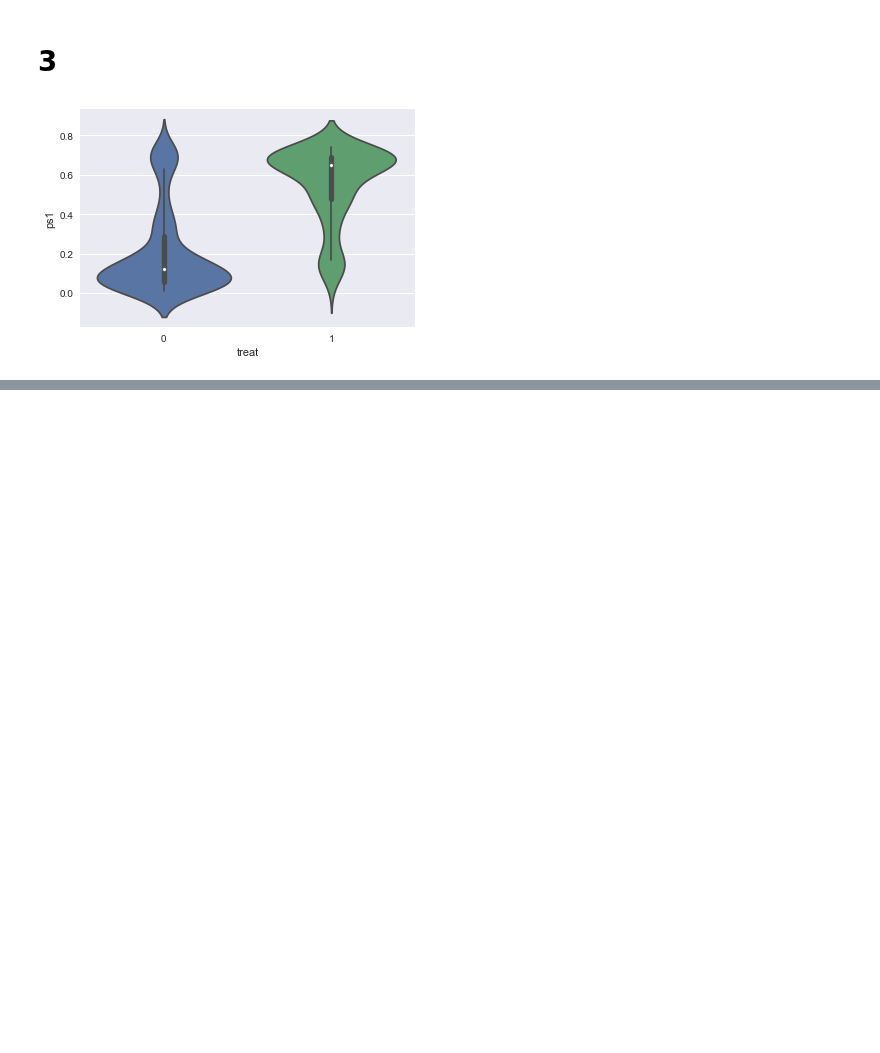
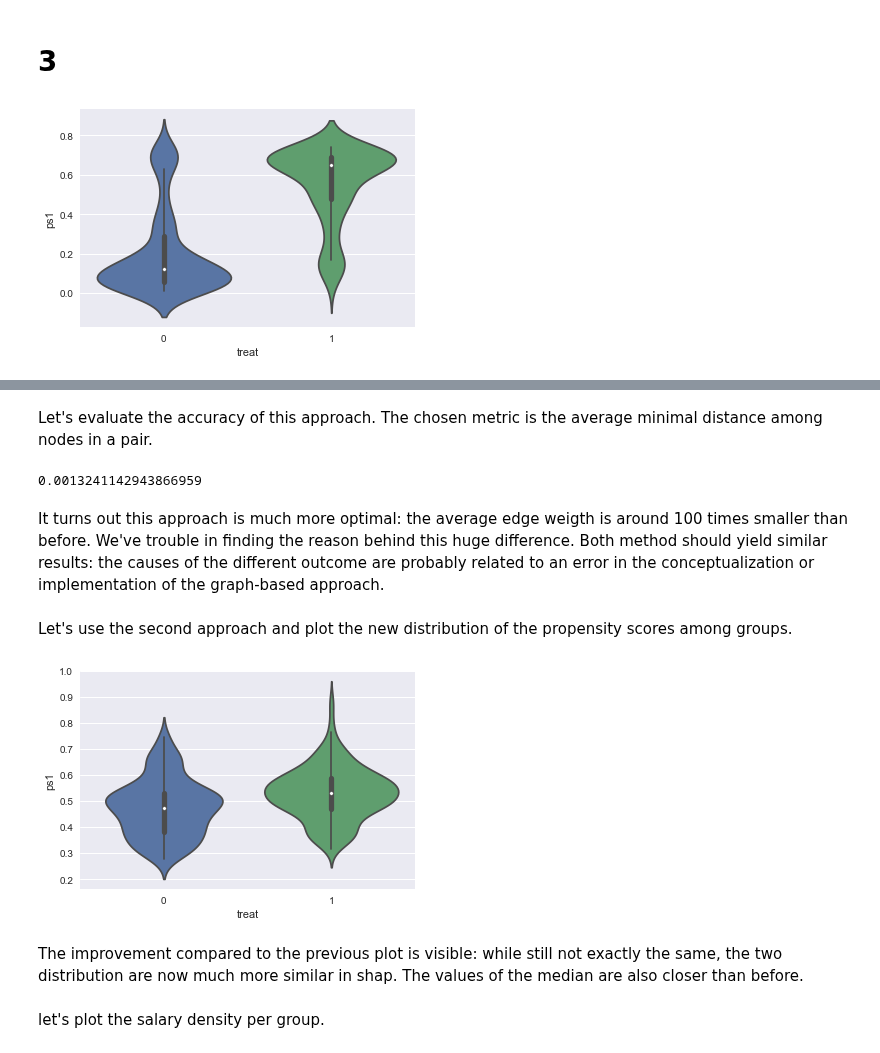
Before and after one commit to raphaelBarman/ADA-dh, a Jupyter notebook: 04 - Applied ML/Homework 4.ipynb, the cells around one changed output, grey strips where cells are left out. Drawn from its saved outputs; the diff is of its cells as text; code cells hidden in the pictures; blank space fills up the shorter version.

```diff
--- a/04 - Applied ML/Homework 4.ipynb
+++ b/04 - Applied ML/Homework 4.ipynb
@@ -329,0 +231,11 @@ plt.tight_layout();
+# %%
+graph_matching = nx.max_weight_matching(G, True)
+propensity = compute_propensity(df)
+data_copy = df.copy()
+propensity = pd.Series(propensity, index=data_copy.index)
+
+sum_ = 0
+for k, v in graph_matching.items():
+    sum_ += np.abs(propensity.loc[k]-propensity.loc[v])
+sum_ /= len(df)
+sum_
@@ -329,0 +258,50 @@ plt.tight_layout();
+# %%
+from scipy.special import logit
+from sklearn.utils import shuffle
+
+def match(data, propensity, seed=1):
+    np.random.seed(seed)
+
+    caliper = 0.2 * logit(propensity).std()
+    data_internal = data.copy()
+    data_internal['propensity'] = propensity
+    treated = data_internal[data_internal['treat'] == 1]
+    not_treated = data_internal[data_internal['treat'] == 0]
+
+    matched = treated.copy()
+    sum_ = 0
+    for idx, propensity in treated['propensity'].iteritems():
+        distance = (propensity - not_treated['propensity']).abs()
+        min_index = distance.argmin()
+        min_dist = distance.loc[min_index]
+        if min_dist < caliper:
+            sum_ += min_dist
+            matched.loc[len(matched)] = not_treated.loc[min_index]
+            not_treated.drop(min_index)
+        else:
+            print("No Match")
+    sum_ /= len(matched)
+    return matched, sum_
+# %% [markdown]
+Let's evaluate the accuracy of this approach. The chosen metric is the average minimal distance among nodes in a pair.
+# %%
+accuracy = match(df, propensity)[1]
+accuracy
+# %% [output]
+0.0013241142943866959
+# %% [markdown]
+It turns out this approach is much more optimal: the average edge weigth is around 100 times smaller than before. We've trouble in finding the reason behind this huge difference. Both method should yield similar results: the causes of the different outcome are probably related to an error in the conceptualization or implementation of the graph-based approach.
+# %% [markdown]
+Let's use the second approach and plot the new distribution of the propensity scores among groups.
+# %%
+propensity = compute_propensity(df)
+matched = match(df, propensity)[0]
+propensity = compute_propensity(matched)
+matched['ps1'] = propensity
+sns.violinplot(x='treat', y='ps1', data=matched);
+# %% [output]
+[figure, added]
+# %% [markdown]
+The improvement compared to the previous plot is visible: while still not exactly the same, the two distribution are now much more similar in shap. The values of the median are also closer than before.
+# %% [markdown]
+let's plot the salary density per group.
```
Also changed, not shown: parts of 47 cells of this notebook.
